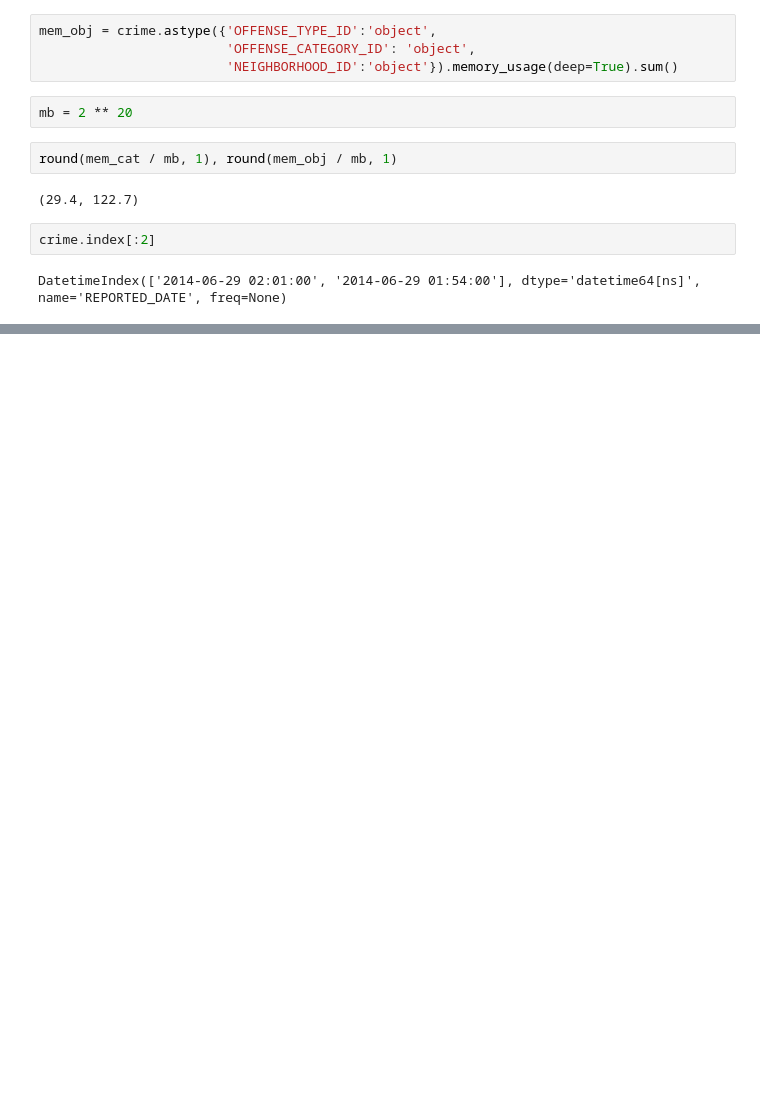
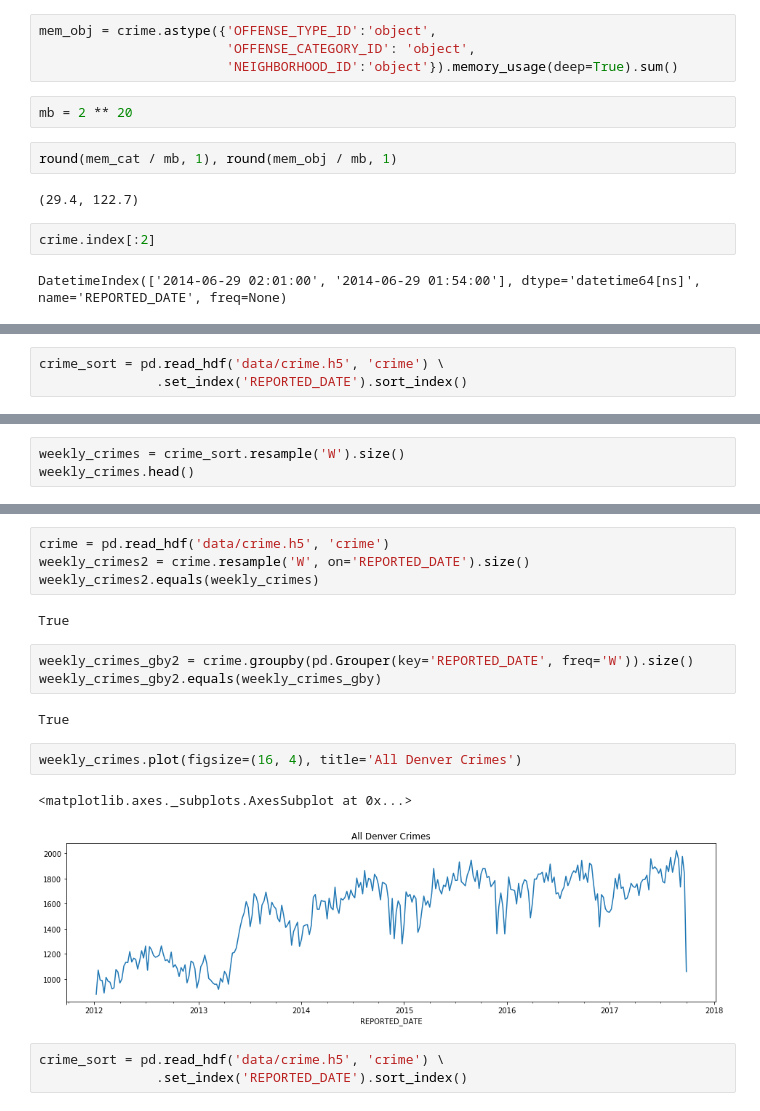
Before and after one commit to davetlewis-van/Pandas-Cookbook, a Jupyter notebook: Time series.ipynb, the cells around one changed output, grey strips where cells are left out. Drawn from its saved outputs; the diff is of its cells as text; blank space fills up the shorter version.

```diff
--- a/Time series.ipynb
+++ b/Time series.ipynb
@@ -360,0 +619,3 @@ crime_sort = crime.sort_index()
+# %%
+crime_sort = pd.read_hdf('data/crime.h5', 'crime') \
+               .set_index('REPORTED_DATE').sort_index()
@@ -360,0 +626,3 @@ crime_sort = crime.sort_index()
+# %%
+weekly_crimes = crime_sort.resample('W').size()
+weekly_crimes.head()
@@ -360,0 +676,19 @@ crime_sort = crime.sort_index()
+# %%
+crime = pd.read_hdf('data/crime.h5', 'crime')
+weekly_crimes2 = crime.resample('W', on='REPORTED_DATE').size()
+weekly_crimes2.equals(weekly_crimes)
+# %% [output]
+True
+# %%
+weekly_crimes_gby2 = crime.groupby(pd.Grouper(key='REPORTED_DATE', freq='W')).size()
+weekly_crimes_gby2.equals(weekly_crimes_gby)
+# %% [output]
+True
+# %%
+weekly_crimes.plot(figsize=(16, 4), title='All Denver Crimes')
+# %% [output]
+<matplotlib.axes._subplots.AxesSubplot at 0x...>
+[figure, added]
+# %%
+crime_sort = pd.read_hdf('data/crime.h5', 'crime') \
+               .set_index('REPORTED_DATE').sort_index()
```
Also changed, not shown: parts of 84 cells of this notebook.
